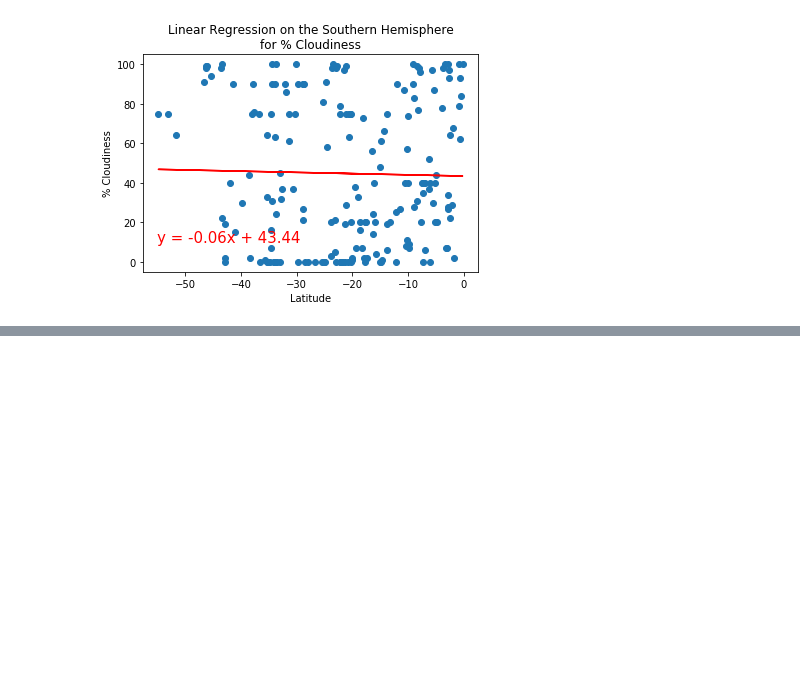
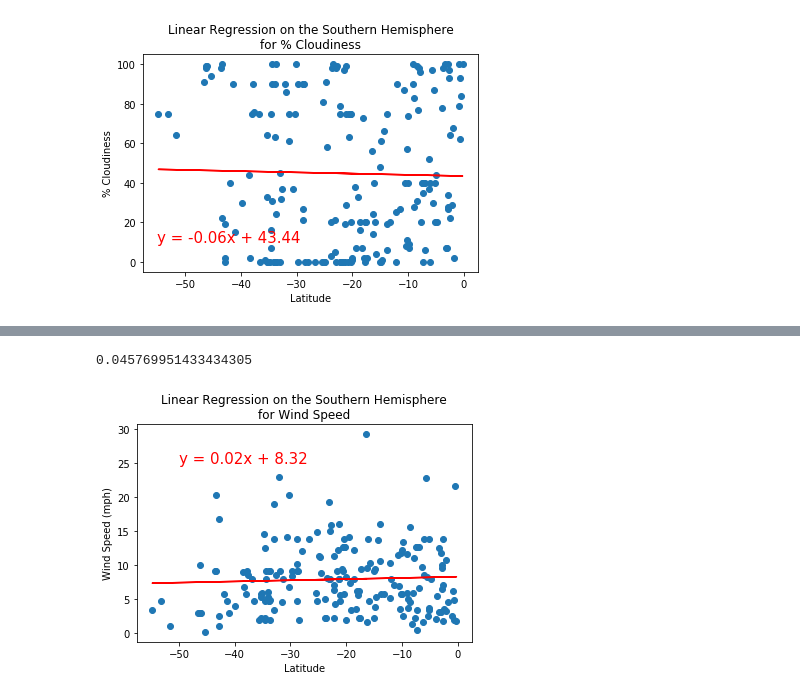
Before and after one commit to mspamelalea/World_Weather_Analysis, a Jupyter notebook: WeatherPy.ipynb, the cells around one changed output, grey strips where cells are left out. Saved outputs shown, nothing was run; the diff lists cells and outputs as text; code cells hidden in the pictures; blank space fills up the shorter version.

```diff
--- a/WeatherPy.ipynb
+++ b/WeatherPy.ipynb
@@ -403,0 +416,12 @@ plot_linear_regression(x_values, y_values
+# %%
+# Linear regression on the Southern Hemisphere: Wind Speed
+x_values = southern_hemi_df["Lat"]
+y_values = southern_hemi_df["Wind Speed"]
+# Call the function.
+plot_linear_regression(x_values, y_values
+                       , 'Linear Regression on the Southern Hemisphere\nfor Wind Speed'
+                       , 'Wind Speed (mph)'
+                       ,(-50,25))
+# %% [output]
+0.045769951433434305
+[figure, added]
```
Also changed, not shown: parts of 1 cell of this notebook.
